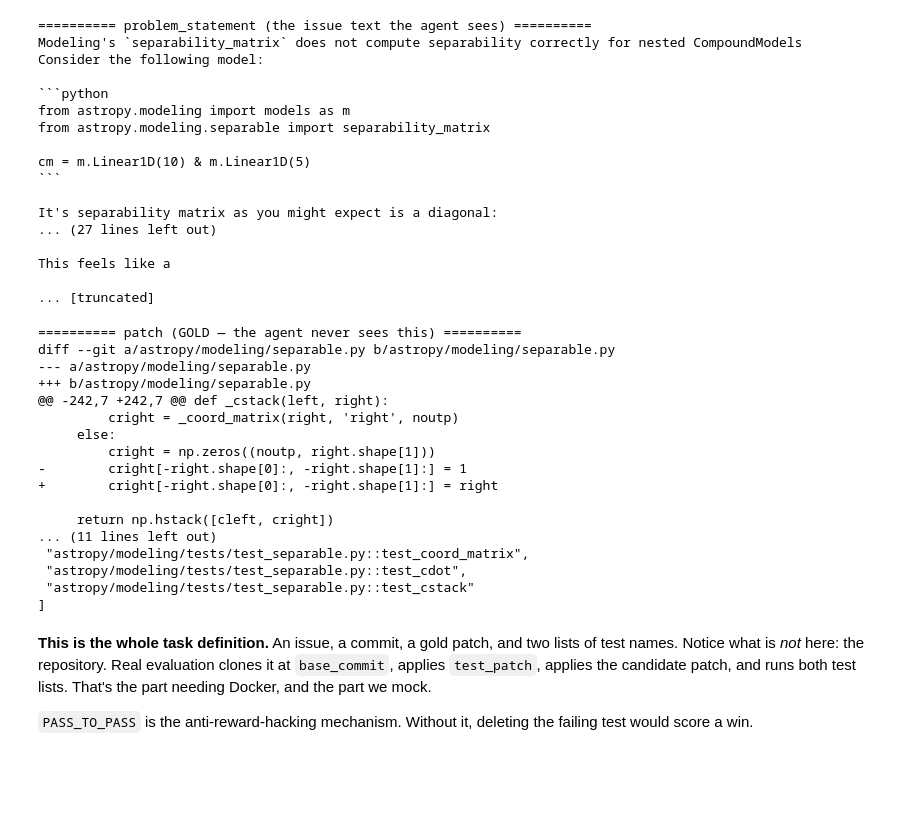
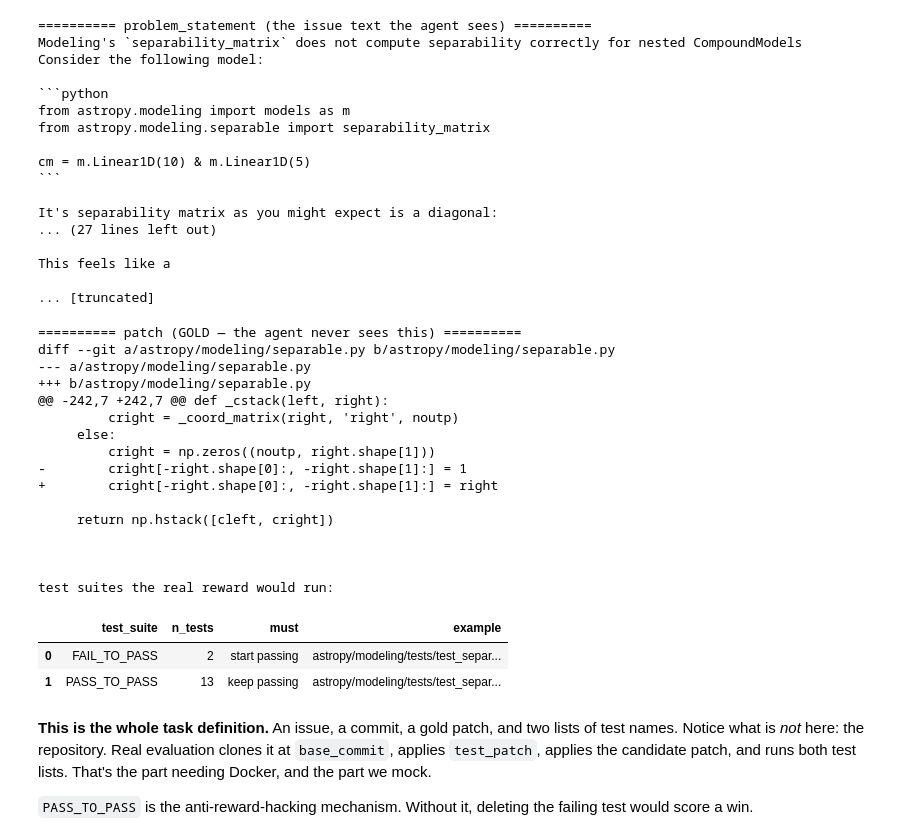
Before and after one commit to abgoswam/swe_in_prod_vizuara_01, a Jupyter notebook: swe_grpo_one_step.ipynb, the cells around one changed output. Drawn from its saved outputs; the diff is of its cells as text; code cells hidden in the pictures; blank space fills up the shorter version.

```diff
--- a/swe_grpo_one_step.ipynb
+++ b/swe_grpo_one_step.ipynb
@@ -92,30 +95,36 @@ This feels like a
 # %%
 print("========== patch (GOLD — the agent never sees this) ==========")
 print(inst["patch"])
 
-print("\n========== FAIL_TO_PASS (tests that must start passing) ==========")
-print(json.dumps(json.loads(inst["FAIL_TO_PASS"])[:5], indent=1))
-p2p = json.loads(inst["PASS_TO_PASS"])
-print(f"\nPASS_TO_PASS: {len(p2p)} tests that must KEEP passing")
-print(json.dumps(p2p[:3], indent=1))
+fail_to_pass = json.loads(inst["FAIL_TO_PASS"])
+pass_to_pass = json.loads(inst["PASS_TO_PASS"])
+print("\ntest suites the real reward would run:")
+display(pd.DataFrame({
+    "test_suite": ["FAIL_TO_PASS", "PASS_TO_PASS"],
+    "n_tests":    [len(fail_to_pass), len(pass_to_pass)],
+    "must":       ["start passing", "keep passing"],
+    "example":    [fail_to_pass[0] if fail_to_pass else "", pass_to_pass[0] if pass_to_pass else ""],
+}))
 # %% [output]
 ========== patch (GOLD — the agent never sees this) ==========
 diff --git a/astropy/modeling/separable.py b/astropy/modeling/separable.py
 --- a/astropy/modeling/separable.py
 +++ b/astropy/modeling/separable.py
 @@ -242,7 +242,7 @@ def _cstack(left, right):
          cright = _coord_matrix(right, 'right', noutp)
      else:
          cright = np.zeros((noutp, right.shape[1]))
 -        cright[-right.shape[0]:, -right.shape[1]:] = 1
 +        cright[-right.shape[0]:, -right.shape[1]:] = right
 
      return np.hstack([cleft, cright])
-... (11 lines left out)
- "astropy/modeling/tests/test_separable.py::test_coord_matrix",
- "astropy/modeling/tests/test_separable.py::test_cdot",
- "astropy/modeling/tests/test_separable.py::test_cstack"
-]
+
+
+
+test suites the real reward would run:
+|  | test_suite | n_tests | must | example |
+| 0 | FAIL_TO_PASS | 2 | start passing | astropy/modeling/tests/test_separ... |
+| 1 | PASS_TO_PASS | 13 | keep passing | astropy/modeling/tests/test_separ... |
 # %% [markdown]
 **This is the whole task definition.** An issue, a commit, a gold patch, and two
 lists of test names. Notice what is *not* here: the repository. Real evaluation
```
Also changed, not shown: parts of 2 cells of this notebook.
